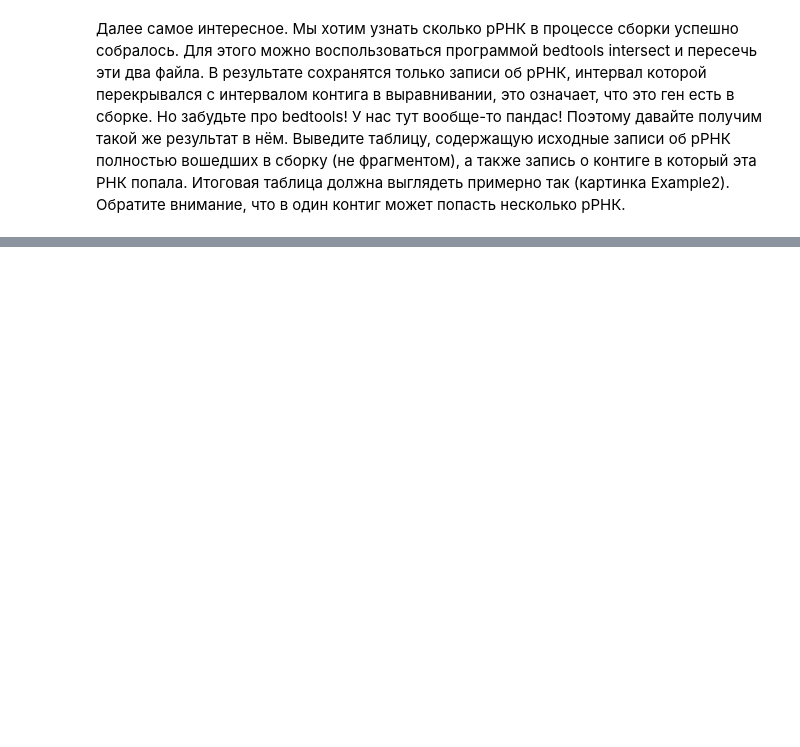
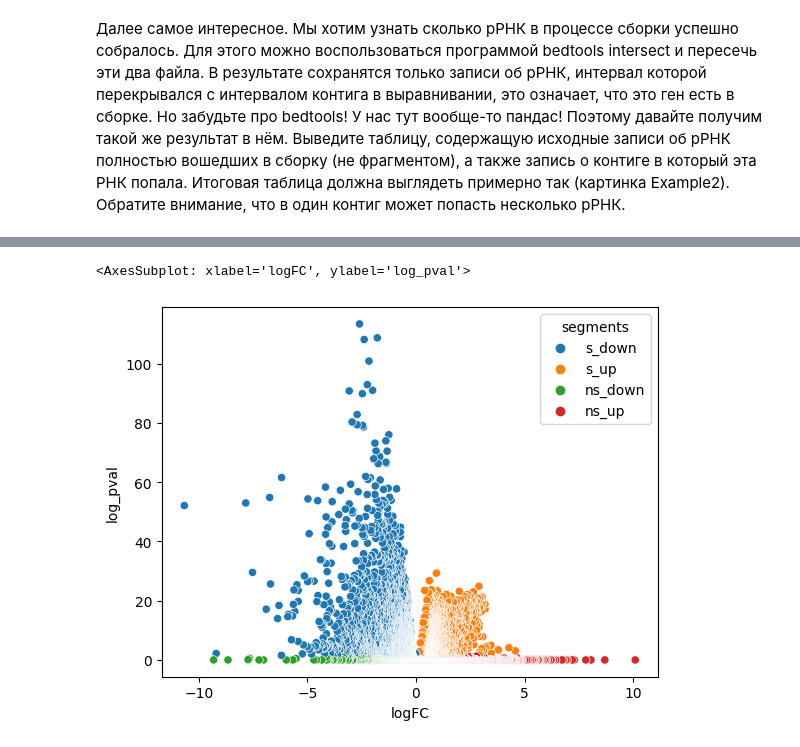
Before and after one commit to emulciber/Python_BI_2022, a Jupyter notebook: homework_5_pandas/pandas.ipynb, the cells around one changed output, grey strips where cells are left out. Drawn from its saved outputs; the diff is of its cells as text; code cells hidden in the pictures; blank space fills up the shorter version.

```diff
--- a/homework_5_pandas/pandas.ipynb
+++ b/homework_5_pandas/pandas.ipynb
@@ -120,0 +155,2 @@ Length: 7710, dtype: interval
+# %%
+diff = pd.read_csv('~/IB/python/Python_BI_2022/homework_5_pandas/diffexpr_data.tsv.gz', sep='\t')
@@ -120,0 +173,10 @@ Length: 7710, dtype: interval
+# %%
+diff.loc[(diff['logFC'] >= 0) & (diff['pval_corr'] >= 0.05), 'segments'] = 'ns_up'
+diff.loc[(diff['logFC'] < 0) & (diff['pval_corr'] >= 0.05), 'segments'] = 'ns_down'
+diff.loc[(diff['logFC'] >= 0) & (diff['pval_corr'] < 0.05), 'segments'] = 's_up'
+diff.loc[(diff['logFC'] < 0) & (diff['pval_corr'] < 0.05), 'segments'] = 's_down'
+# %%
+sorter = ['s_down', 's_up', 'ns_down', 'ns_up']
+diff['segments'] = diff['segments'].astype('category')
+diff['segments'] = diff['segments'].cat.set_categories(sorter)
+#diff = diff.sort_values(by=['segments'], ignore_index=True)
@@ -120,0 +199,6 @@ Length: 7710, dtype: interval
+# %%
+vol = sns.scatterplot(diff, x='logFC', y='log_pval', hue = 'segments')
+vol
+# %% [output]
+<AxesSubplot: xlabel='logFC', ylabel='log_pval'>
+[figure, added]
```
Also changed, not shown: parts of 15 cells of this notebook, 1 other file.
